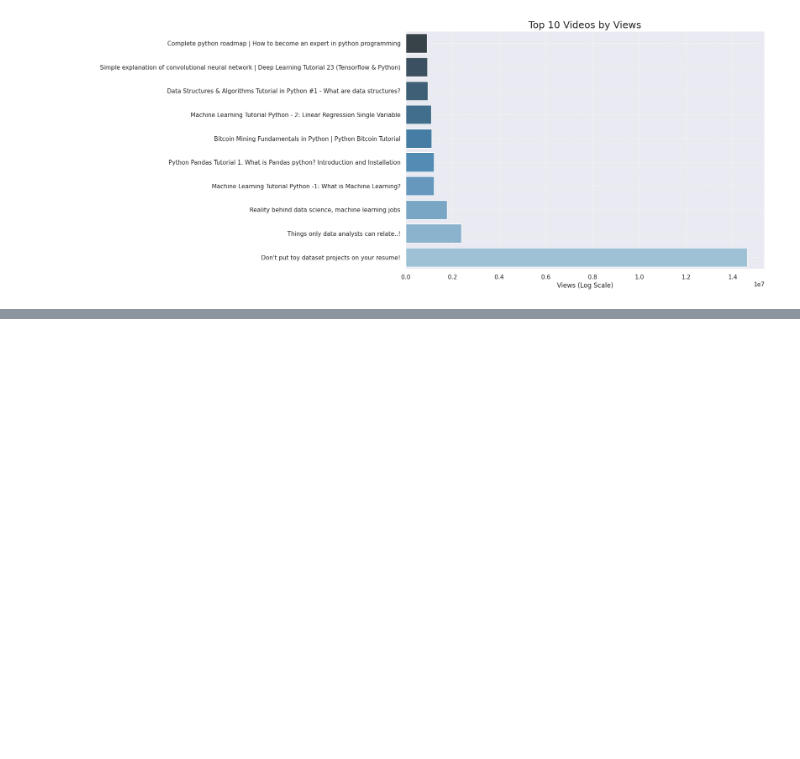
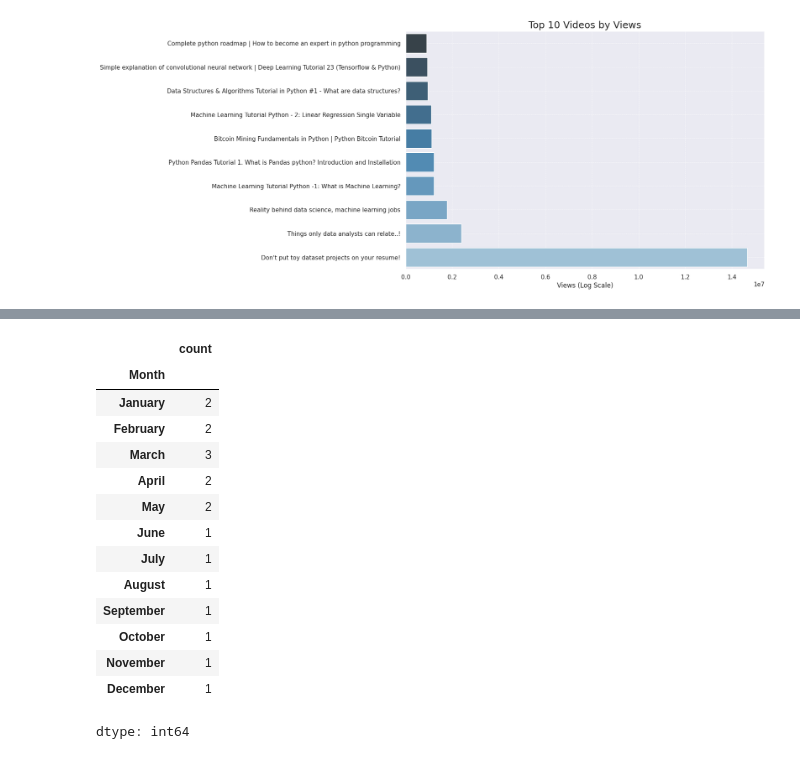
Before and after one commit to nocaptara/Youtube-Data-Analysis, a Jupyter notebook: Youtube_DataScarping&Analysis_Project.ipynb, the cells around one changed output, grey strips where cells are left out. Drawn from its saved outputs; the diff is of its cells as text; code cells hidden in the pictures; blank space fills up the shorter version.

```diff
--- a/Youtube_DataScarping&Analysis_Project.ipynb
+++ b/Youtube_DataScarping&Analysis_Project.ipynb
@@ -296 +310,20 @@ video_data
 925 rows × 6 columns
+# %%
+month_count = video_data['Month'].value_counts().sort_index()
+month_count
+# %% [output]
+|  | count |
+| Month |  |
+| January | 2 |
+| February | 2 |
+| March | 3 |
+| April | 2 |
+| May | 2 |
+| June | 1 |
+| July | 1 |
+| August | 1 |
+| September | 1 |
+| October | 1 |
+| November | 1 |
+| December | 1 |
+dtype: int64
```
Also changed, not shown: parts of 17 cells of this notebook.
